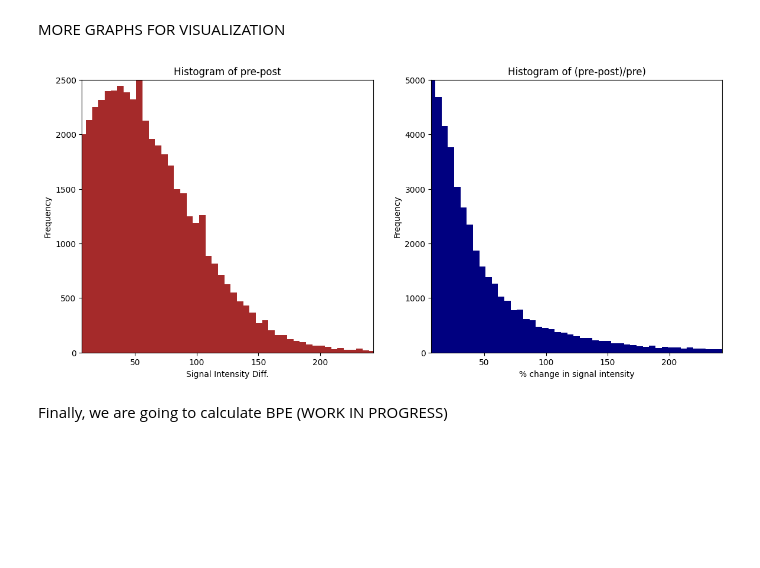
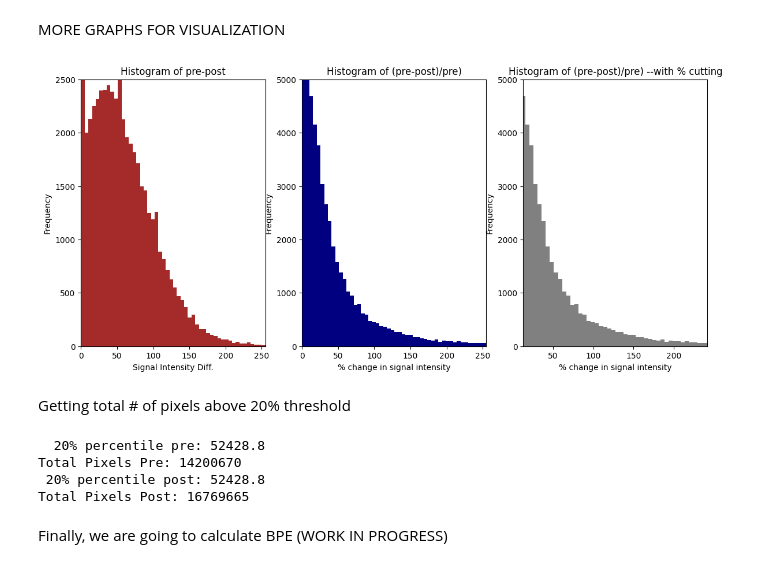
Before and after one commit to hsuryainfo/IntensityThreshold, a Jupyter notebook: contrast_enchan.ipynb, the cells around one changed output. Cells and saved outputs as stored; diff of their text form; code cells hidden in the pictures; blank space fills up the shorter version.

```diff
--- a/contrast_enchan.ipynb
+++ b/contrast_enchan.ipynb
@@ -128,7 +128,7 @@ def plot_histogram2(masked_array_flat, masked_array2_flat):
                                                                                                                        # PLOT &1
        #plotting pre-post subtraction signal intensity
        plt.figure(figsize=(14, 6))
-       plt.subplot(1, 2, 1)
+       plt.subplot(1, 3, 1)
        plt.hist(masked_array2_flat-masked_array_flat,
               bins=50,
               color='brown',    #can put any color
@@ -137,43 +137,80 @@ def plot_histogram2(masked_array_flat, masked_array2_flat):
        plt.title('Histogram of pre-post')
        plt.xlabel('Signal Intensity Diff.')
        plt.ylabel('Frequency')
-       plt.xlim(7, 243)
+       plt.xlim(0, 255)
        plt.ylim(0, 2500)
 
                                                                                                                        # PLOT &2
-       #plotting (pre-post)/pre signal intensity/ BPE signal intensity
-       plt.subplot(1, 2, 2)
+       #plotting (pre-post)/pre signal intensity a.k.a BPE signal intensity
+       plt.subplot(1, 3, 2)
        plt.hist( np.where(masked_array_flat != 0,
                      ((masked_array2_flat - masked_array_flat) / masked_array_flat) * 100, 0), #divide by 0 error
                      bins=50,
                      color='navy',    #can put any color
                      range=(0, 255),
                      histtype='stepfilled')     #this is default setting
        plt.title('Histogram of (pre-post)/pre)')
        plt.xlabel('% change in signal intensity')
        plt.ylabel('Frequency')
-       plt.xlim(7, 243)
+       plt.xlim(0, 255)
        plt.ylim(0, 5000)
 
+
+       plt.subplot(1, 3, 3)
+       plt.hist( np.where(masked_array_flat != 0,
+                     ((masked_array2_flat - masked_array_flat) / masked_array_flat) * 100, 0), #divide by 0 error
+                     bins=50,
+                     color='grey',    #can put any color
+                     range=(0, 255),
+                     histtype='stepfilled')     #this is default setting
+       plt.title('Histogram of (pre-post)/pre) --with % cutting')
+       plt.xlabel('% change in signal intensity')
+       plt.ylabel('Frequency')
+       plt.xlim(12.75, 242.25)      #cutting off top and bottom 5%
+       plt.ylim(0, 5000)
 
                                           #     SAME CODE AS &2, WITHOUT DB0 ERROR
        # plt.subplot(1, 3, 3)
        # plt.hist((masked_array2_flat-masked_array_flat)/masked_array_flat * 100,
        #             bins=50,
        #             color='orange',
        #             range=(0, 255))
        # plt.title('Histogram of (pre-post)/pre)')
        # plt.xlabel('% change in signal intensity')
        # plt.ylabel('Frequency')
        # plt.xlim(5, 250)
        # plt.ylim(0, 5000)
 
 
        plt.show()
 
 plot_histogram2(masked_array_flat, masked_array2_flat)
 # %% [output]
-[figure, old version]
+[figure, new version]
+# %% [markdown]
+Getting total # of pixels above 20% threshold
+# %%
+print(f"  20% percentile pre: {0.2 * len(masked_array_flat)}")    # printing 20% percentile
+
+def pixel_twenty_pre():
+       x = (sum(masked_array_flat[52428:]))          # taking sum from 52428 onwards
+       print(f"Total Pixels Pre: {x}")
+
+pixel_twenty_pre()
+
+
+print(f" 20% percentile post: {0.2 * len(masked_array2_flat)}")    # printing 20% percentile
+
+def pixel_twenty_post():
+       y = sum(masked_array2_flat[52428:])          # taking sum from 52428 onwards
+       print(f"Total Pixels Post: {y}")
+
+pixel_twenty_post()
+# %% [output]
+  20% percentile pre: 52428.8
+Total Pixels Pre: 14200670
+ 20% percentile post: 52428.8
+Total Pixels Post: 16769665
 # %% [markdown]
 Finally, we are going to calculate BPE (WORK IN PROGRESS)
 # %%
```
Also changed, not shown: parts of 3 cells of this notebook.
